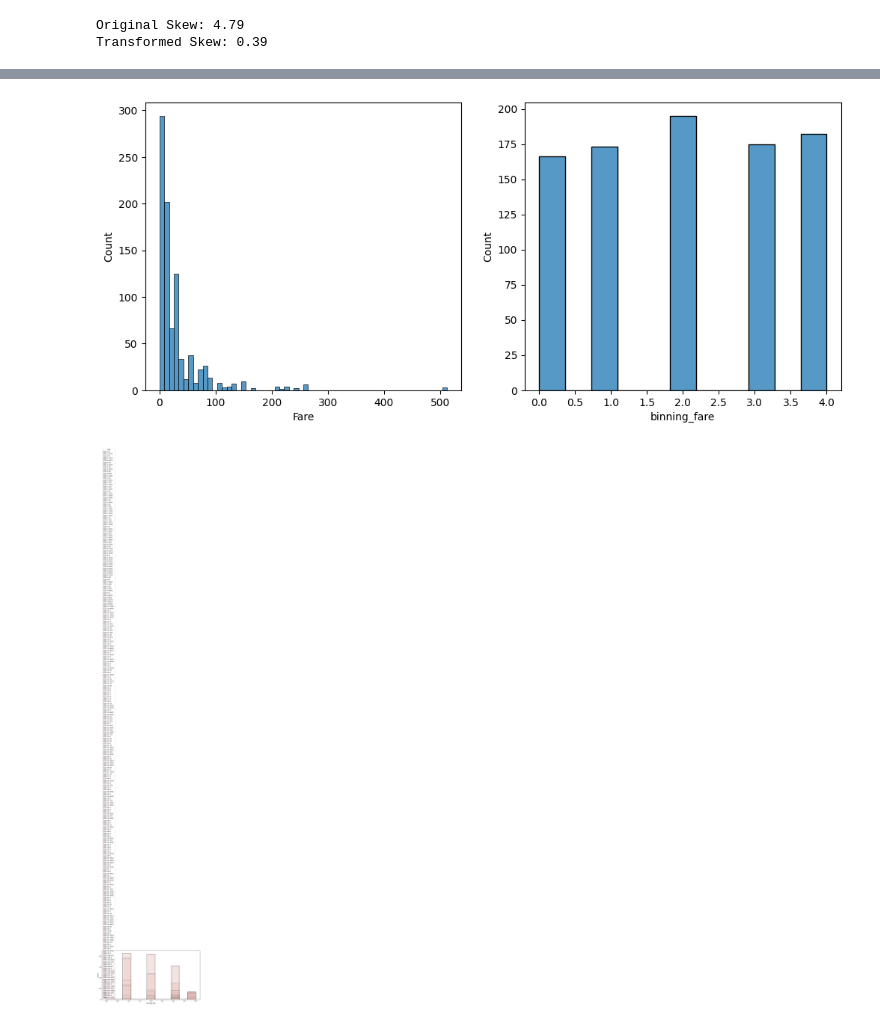
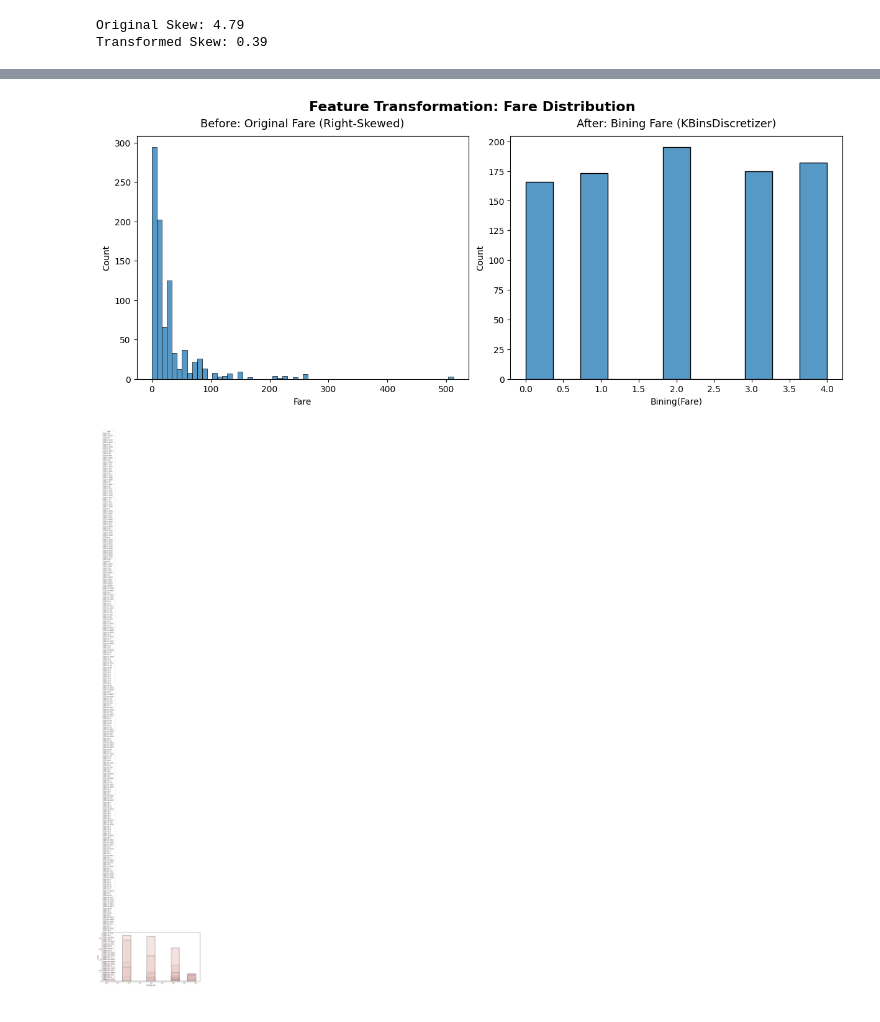
Before and after one commit to inamullahcraker-cloud/titanic-ml-project, a Jupyter notebook: classification.ipynb, the cells around one changed output, grey strips where cells are left out. Drawn from its saved outputs; the diff is of its cells as text; code cells hidden in the pictures.

```diff
--- a/classification.ipynb
+++ b/classification.ipynb
@@ -145,13 +160,25 @@ fare_binning = KBinsDiscretizer(
 )
 # %%
 df['binning_fare']=fare_binning.fit_transform(df['Fare'].values.reshape(-1,1))
-# %%
-fig,axes=plt.subplots(1,2,figsize=(12,5))
-sns.histplot(data=df,x='Fare',ax=axes[0])
-sns.histplot(data=df,x='binning_fare',ax=axes[1])
-plt.show()
-# %% [output]
-[figure, removed]
+# %%
+fig, axes = plt.subplots(1, 2, figsize=(12, 5), layout="constrained")
+
+# Overall main title
+fig.suptitle("Feature Transformation: Fare Distribution", fontsize=16, fontweight="bold")
+
+# Plot 1: Before Transformation
+sns.histplot(data=df,x='Fare',ax=axes[0])
+axes[0].set_title("Before: Original Fare (Right-Skewed)", fontsize=13, pad=10)
+axes[0].set_xlabel("Fare")
+
+# Plot 2: After Transformation
+sns.histplot(data=df,x='binning_fare',ax=axes[1])
+axes[1].set_title("After: Bining Fare (KBinsDiscretizer)", fontsize=13, pad=10)
+axes[1].set_xlabel("Bining(Fare)")
+
+plt.show()
+# %% [output]
+[figure, added]
 # %%
 plt.figure(figsize=(12,6))
 sns.histplot(data=df,x='binning_fare',hue='Fare')
```
Also changed, not shown: parts of 28 cells of this notebook.
